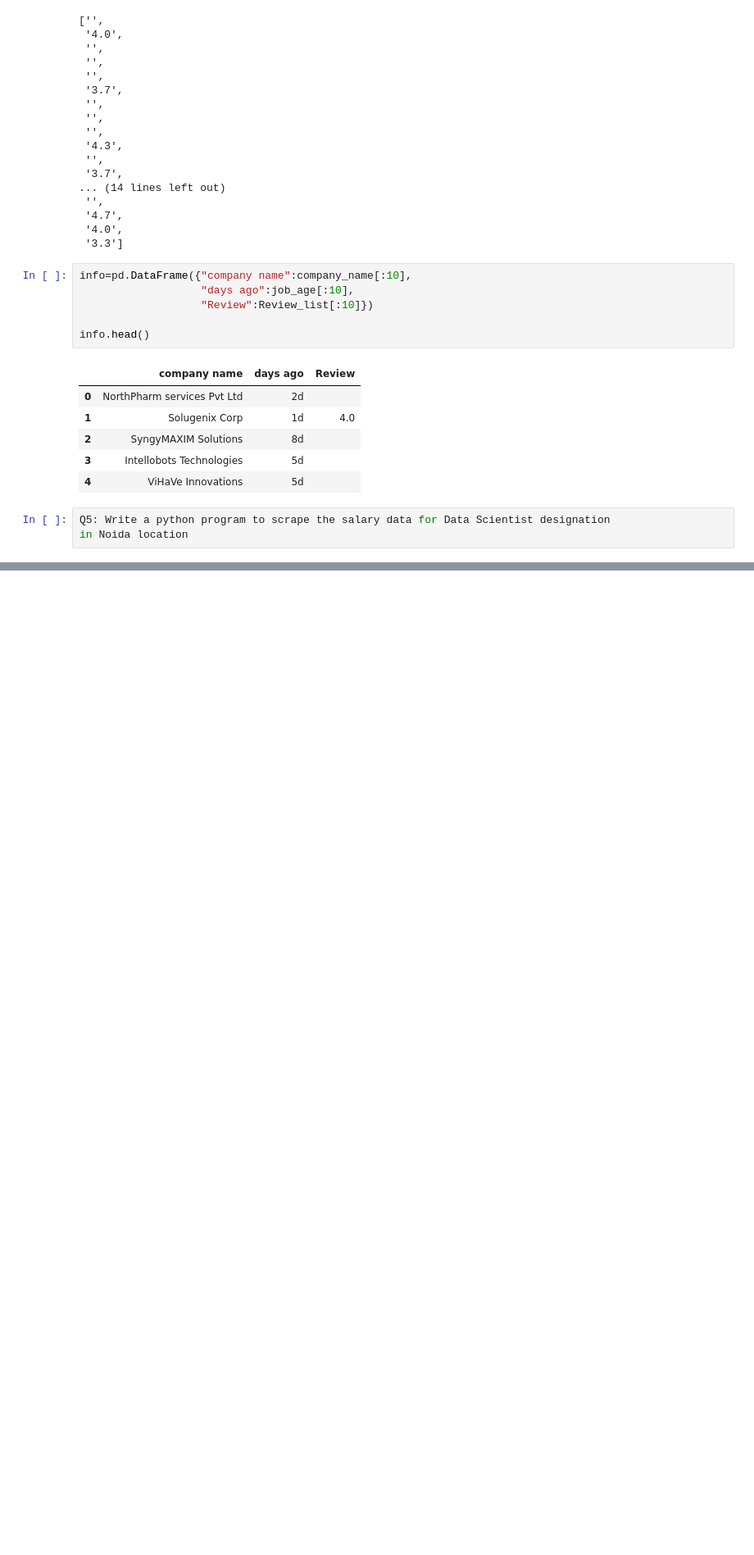
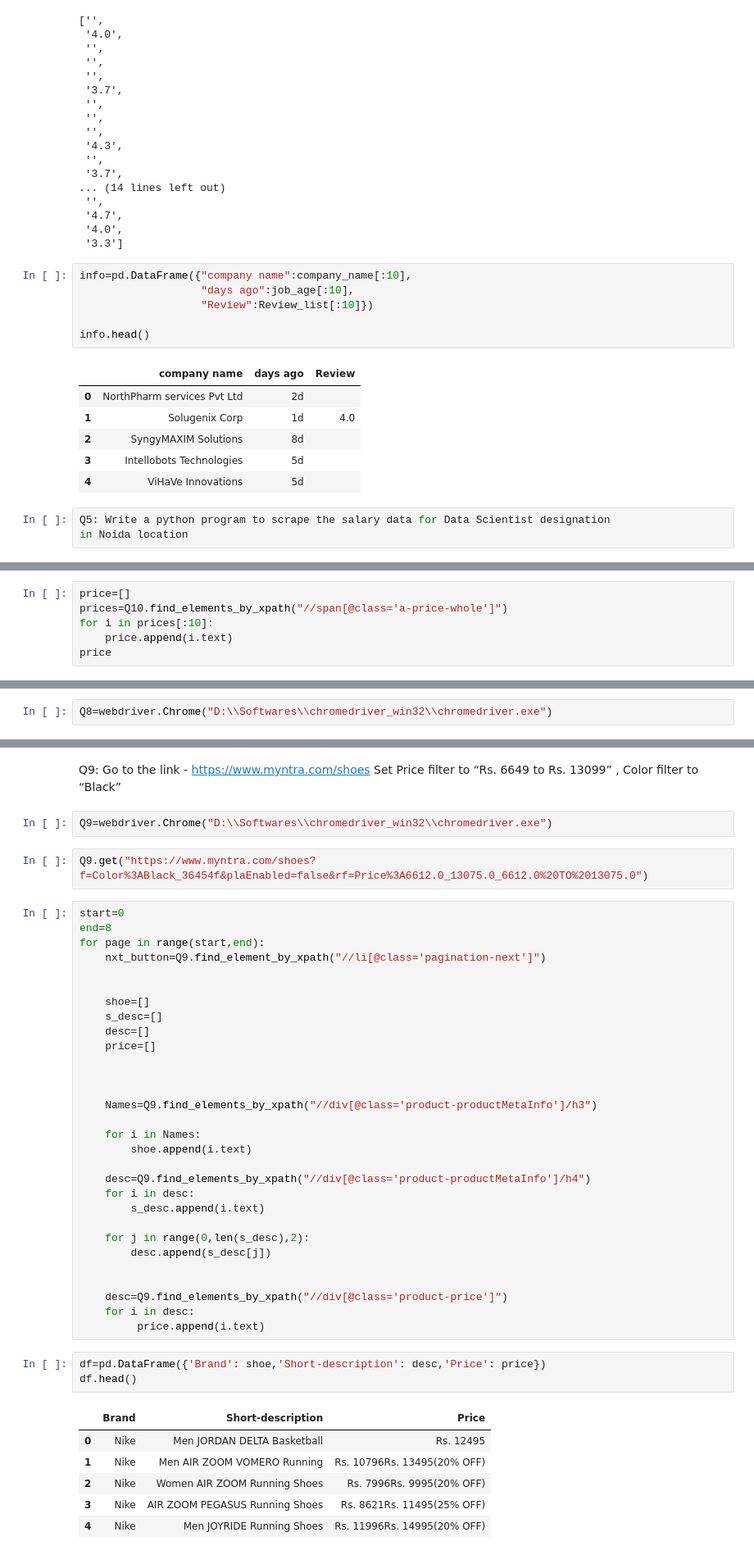
Before and after one commit to vara1994/projects, a Jupyter notebook: Assignment2.ipynb, the cells around one changed output, grey strips where cells are left out. Shown: that part at 82% size. Saved outputs shown, nothing was run; the diff lists cells and outputs as text; blank space fills up the shorter version.

```diff
--- a/Assignment2.ipynb
+++ b/Assignment2.ipynb
@@ -578,0 +1282,6 @@ in Noida location
+# %%
+price=[]
+prices=Q10.find_elements_by_xpath("//span[@class='a-price-whole']")
+for i in prices[:10]:
+    price.append(i.text)
+price
@@ -578,0 +1346,2 @@ in Noida location
+# %%
+Q8=webdriver.Chrome("D:\\Softwares\\chromedriver_win32\\chromedriver.exe")
@@ -578,0 +1416,47 @@ in Noida location
+# %% [markdown]
+Q9: Go to the link - https://www.myntra.com/shoes
+Set Price filter to “Rs. 6649 to Rs. 13099” , Color filter to “Black”
+# %%
+Q9=webdriver.Chrome("D:\\Softwares\\chromedriver_win32\\chromedriver.exe")
+# %%
+Q9.get("https://www.myntra.com/shoes?f=Color%3ABlack_36454f&plaEnabled=false&rf=Price%3A6612.0_13075.0_6612.0%20TO%2013075.0")
+# %%
+start=0
+end=8
+for page in range(start,end):
+    nxt_button=Q9.find_element_by_xpath("//li[@class='pagination-next']")
+
+
+    shoe=[]
+    s_desc=[]
+    desc=[]
+    price=[]
+
+
+
+    Names=Q9.find_elements_by_xpath("//div[@class='product-productMetaInfo']/h3")
+
+    for i in Names:
+        shoe.append(i.text)
+
+    desc=Q9.find_elements_by_xpath("//div[@class='product-productMetaInfo']/h4")
+    for i in desc:
+        s_desc.append(i.text)
+
+    for j in range(0,len(s_desc),2):
+        desc.append(s_desc[j])
+
+
+    desc=Q9.find_elements_by_xpath("//div[@class='product-price']")
+    for i in desc:
+         price.append(i.text)
+# %%
+df=pd.DataFrame({'Brand': shoe,'Short-description': desc,'Price': price})
+df.head()
+# %% [output]
+|  | Brand | Short-description | Price |
+| 0 | Nike | Men JORDAN DELTA Basketball | Rs. 12495 |
+| 1 | Nike | Men AIR ZOOM VOMERO Running | Rs. 10796Rs. 13495(20% OFF) |
+| 2 | Nike | Women AIR ZOOM Running Shoes | Rs. 7996Rs. 9995(20% OFF) |
+| 3 | Nike | AIR ZOOM PEGASUS Running Shoes | Rs. 8621Rs. 11495(25% OFF) |
+| 4 | Nike | Men JOYRIDE Running Shoes | Rs. 11996Rs. 14995(20% OFF) |
```
Also changed, not shown: parts of 76 cells of this notebook.
